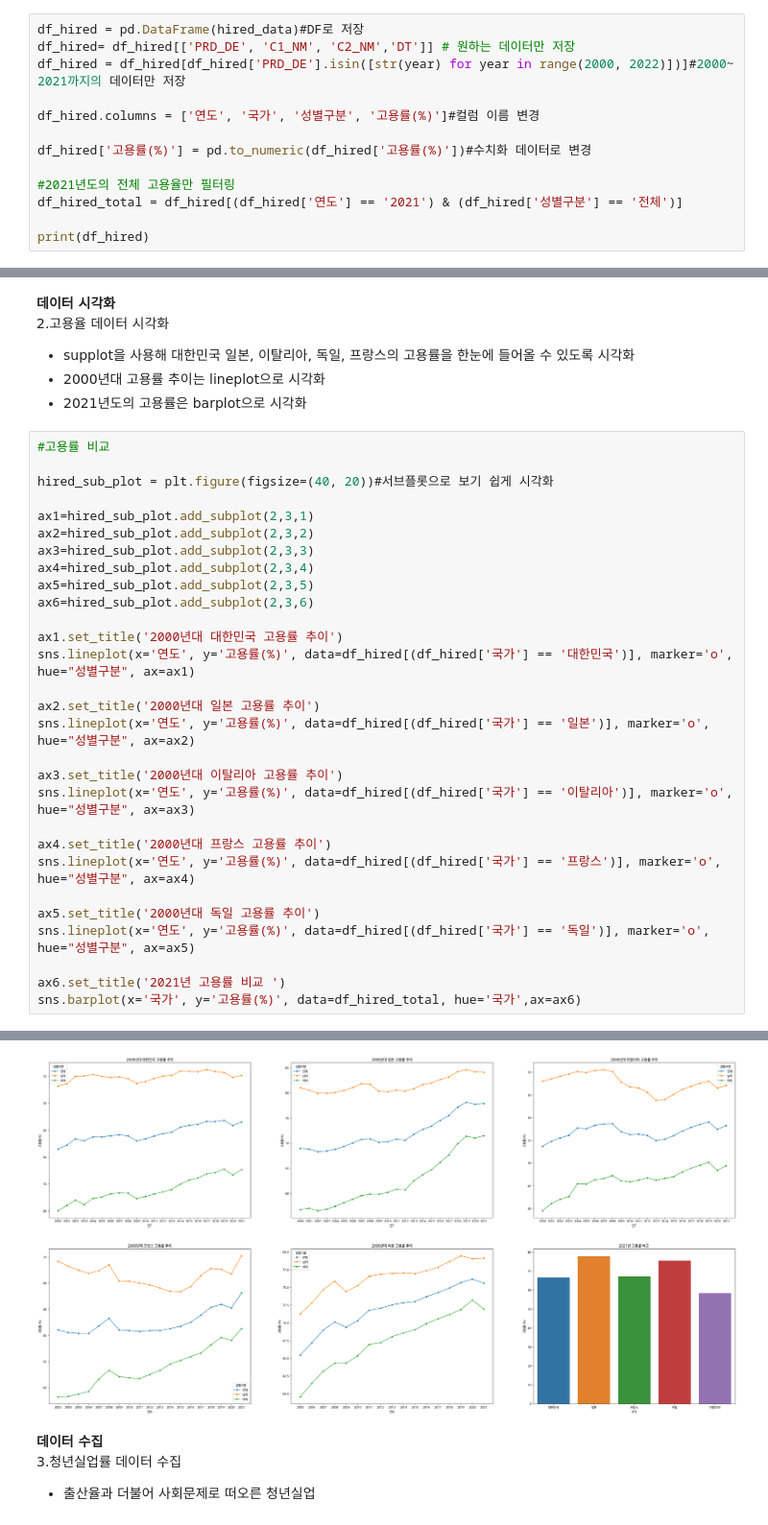
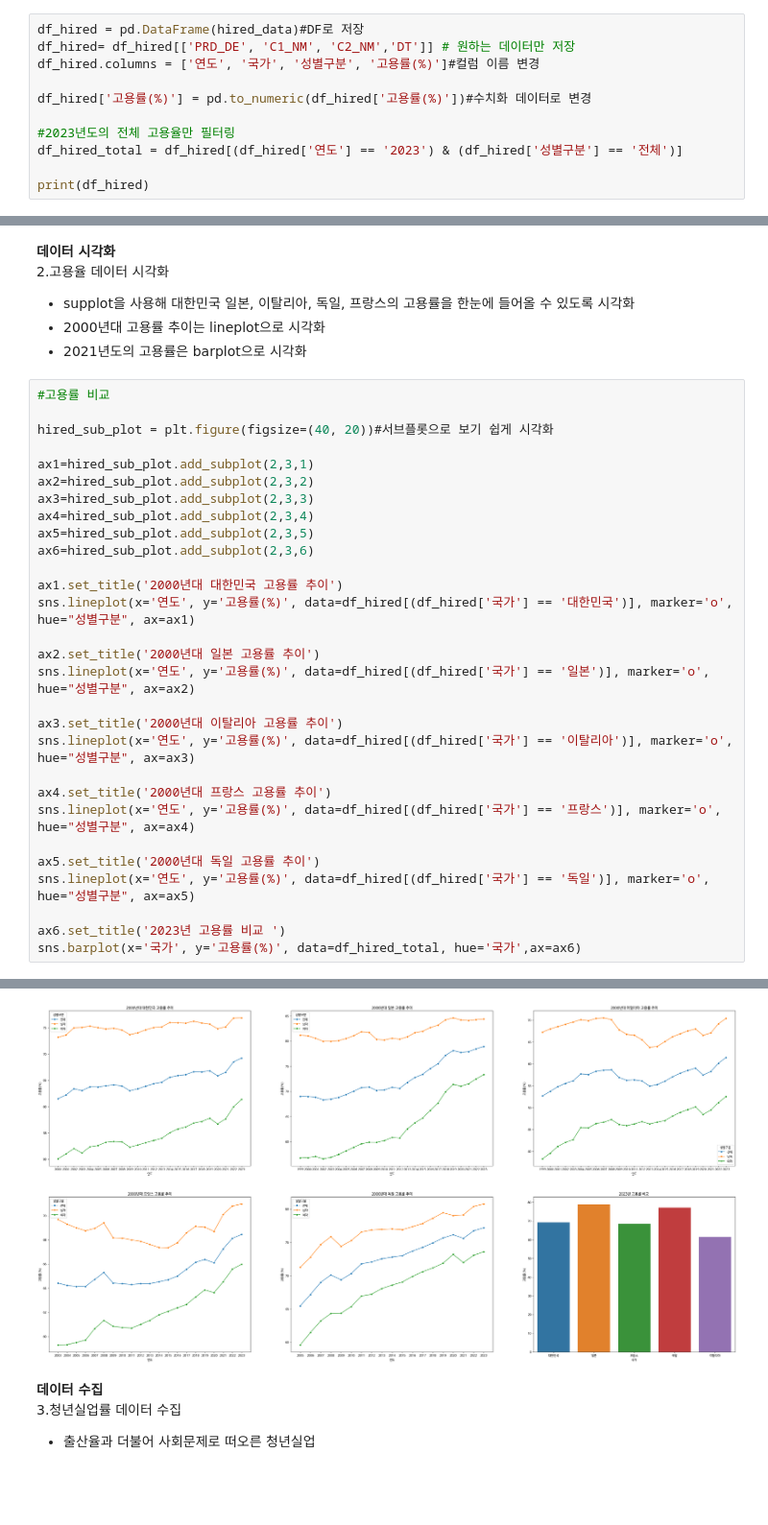
Before and after one commit to MCK-OOTS/DataVisualization, a Jupyter notebook: DataVisualization.ipynb, the cells around one changed output, grey strips where cells are left out. Shown at 96% size. Drawn from its saved outputs; the diff is of its cells as text; blank space fills up the shorter version.

```diff
--- a/DataVisualization.ipynb
+++ b/DataVisualization.ipynb
@@ -295,14 +297,12 @@ hired_data = response.json()
 # %%
 df_hired = pd.DataFrame(hired_data)#DF로 저장
 df_hired= df_hired[['PRD_DE', 'C1_NM', 'C2_NM','DT']] # 원하는 데이터만 저장
-df_hired = df_hired[df_hired['PRD_DE'].isin([str(year) for year in range(2000, 2022)])]#2000~ 2021까지의 데이터만 저장
-
 df_hired.columns = ['연도', '국가', '성별구분', '고용률(%)']#컬럼 이름 변경
 
 df_hired['고용률(%)'] = pd.to_numeric(df_hired['고용률(%)'])#수치화 데이터로 변경
 
-#2021년도의 전체 고용율만 필터링
-df_hired_total = df_hired[(df_hired['연도'] == '2021') & (df_hired['성별구분'] == '전체')]
+#2023년도의 전체 고용율만 필터링
+df_hired_total = df_hired[(df_hired['연도'] == '2023') & (df_hired['성별구분'] == '전체')]
 
 print(df_hired)
 # %% [output]
@@ -353,6 +353,6 @@ sns.lineplot(x='연도', y='고용률(%)', data=df_hired[(df_hired['국가'] ==
 ax5.set_title('2000년대 독일 고용률 추이')
 sns.lineplot(x='연도', y='고용률(%)', data=df_hired[(df_hired['국가'] == '독일')], marker='o', hue="성별구분", ax=ax5)
 
-ax6.set_title('2021년 고용률 비교 ')
+ax6.set_title('2023년 고용률 비교 ')
 sns.barplot(x='국가', y='고용률(%)', data=df_hired_total, hue='국가',ax=ax6)
 # %% [output]
@@ -360,4 +360,4 @@ sns.barplot(x='국가', y='고용률(%)', data=df_hired_total, hue='국가',ax=a
-[figure, old version]
+[figure, new version]
 # %% [markdown]
 **데이터 수집**<br>
 3.청년실업률 데이터 수집
```
Also changed, not shown: parts of 5 cells of this notebook.
